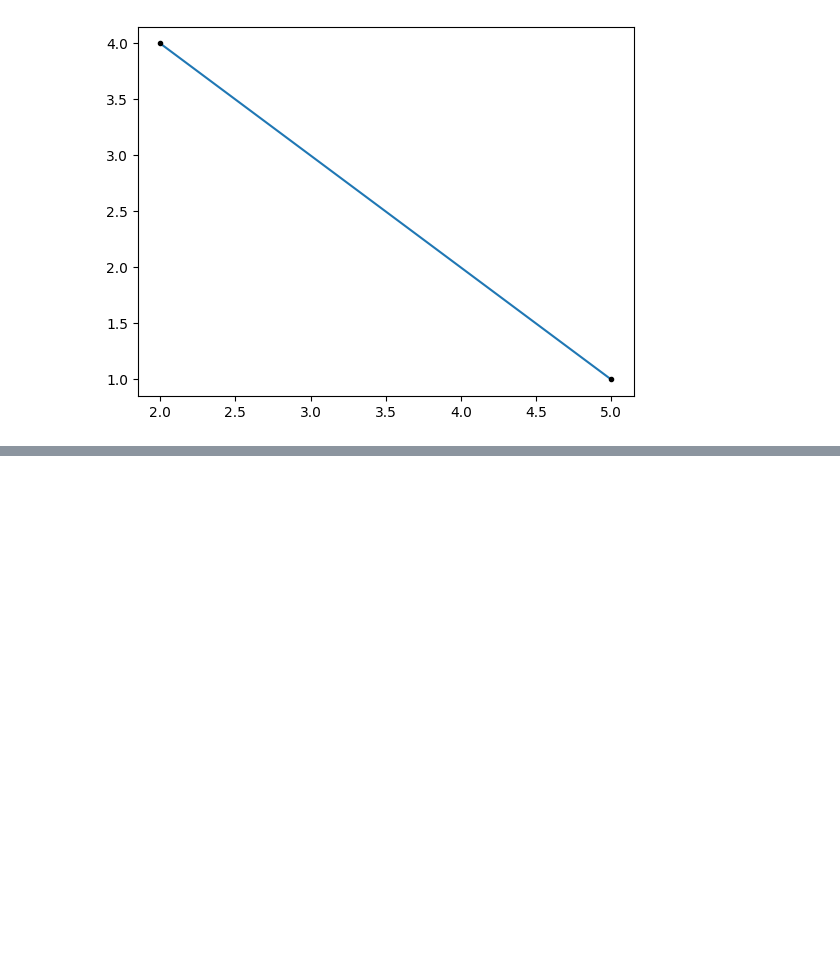
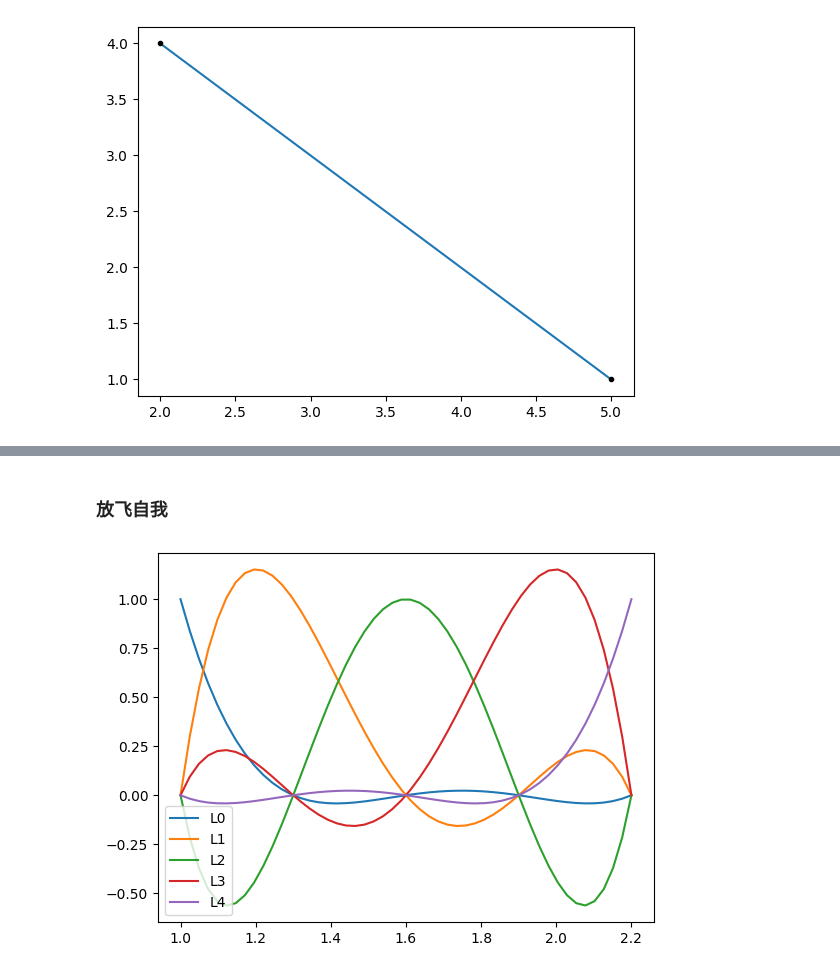
Before and after one commit to idyeh/course-numerical-methods, a Jupyter notebook: src/lec03.ipynb, the cells around one changed output, grey strips where cells are left out. Saved outputs shown, nothing was run; the diff lists cells and outputs as text; code cells hidden in the pictures; blank space fills up the shorter version.

```diff
--- a/src/lec03.ipynb
+++ b/src/lec03.ipynb
@@ -176,0 +274,11 @@ plt.plot(xvalues, yvalues, 'k.')
+# %% [markdown]
+### 放飞自我
+# %%
+# 示例插值节点的 x 坐标
+xvalues = [1.0, 1.3, 1.6, 1.9, 2.2]
+# 示例插值节点的 y 坐标
+yvalues = [0.7651977, 0.6200860, 0.4554022, 0.2818186, 0.1103623]
+
+plot_bases(xvalues)
+# %% [output]
+[figure, added]
```
Also changed, not shown: parts of 17 cells of this notebook.
